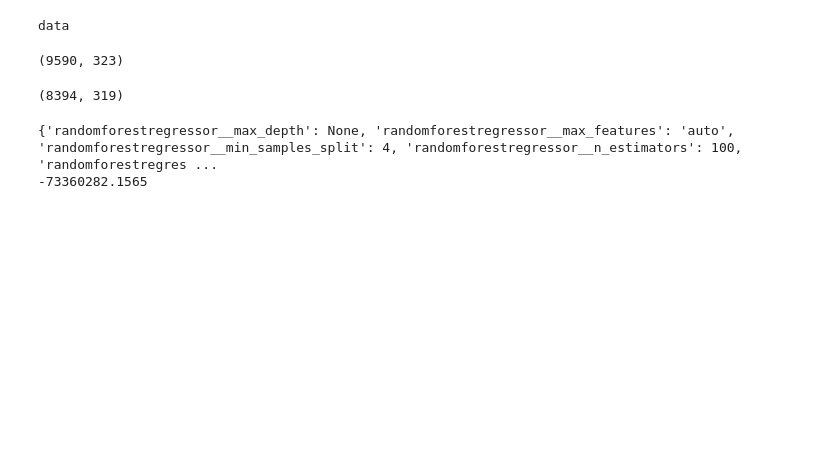
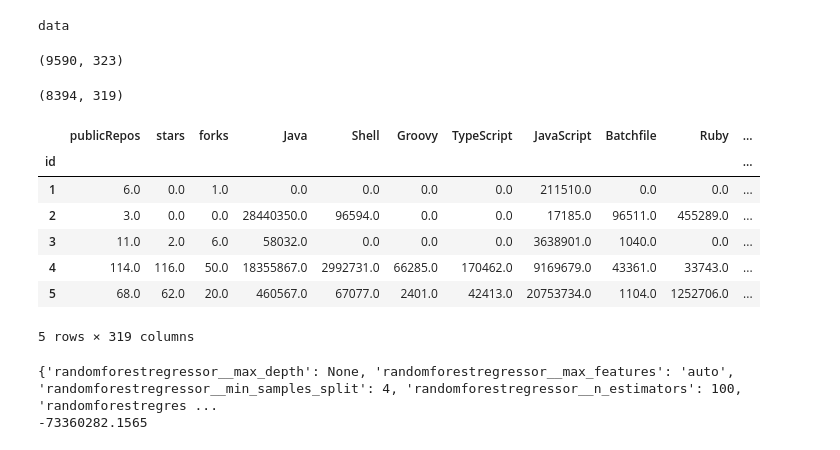
Before and after one commit to andyblueyo/gitskill, a Jupyter notebook: ds/MLExperiment.ipynb, the cells around one changed output. Cells and saved outputs as stored; diff of their text form; code cells hidden in the pictures; blank space fills up the shorter version.

```diff
--- a/ds/MLExperiment.ipynb
+++ b/ds/MLExperiment.ipynb
@@ -32,11 +32,20 @@ all_data.shape
 # %%
 all_data = all_data.drop('orgs', axis=1)
 all_data = all_data.drop('ownerName', axis=1)
 all_data = all_data.drop('userType', axis=1)
 all_data = all_data.drop('ownerType', axis=1)
 all_data = all_data[all_data['Java'].notnull()]
 all_data = all_data[all_data['publicRepos'].notnull()]
-all_data.shape
+print(all_data.shape)
+all_data.head()
 # %% [output]
 (8394, 319)
+|  | publicRepos | stars | forks | Java | Shell | Groovy | TypeScript | JavaScript | Batchfile | Ruby | ... |
+| id |  |  |  |  |  |  |  |  |  |  | ... |
+| 1 | 6.0 | 0.0 | 1.0 | 0.0 | 0.0 | 0.0 | 0.0 | 211510.0 | 0.0 | 0.0 | ... |
+| 2 | 3.0 | 0.0 | 0.0 | 28440350.0 | 96594.0 | 0.0 | 0.0 | 17185.0 | 96511.0 | 455289.0 | ... |
+| 3 | 11.0 | 2.0 | 6.0 | 58032.0 | 0.0 | 0.0 | 0.0 | 3638901.0 | 1040.0 | 0.0 | ... |
+| 4 | 114.0 | 116.0 | 50.0 | 18355867.0 | 2992731.0 | 66285.0 | 170462.0 | 9169679.0 | 43361.0 | 33743.0 | ... |
+| 5 | 68.0 | 62.0 | 20.0 | 460567.0 | 67077.0 | 2401.0 | 42413.0 | 20753734.0 | 1104.0 | 1252706.0 | ... |
+5 rows × 319 columns
 # %%
```
Also changed, not shown: parts of 4 cells of this notebook, 2 other files.
